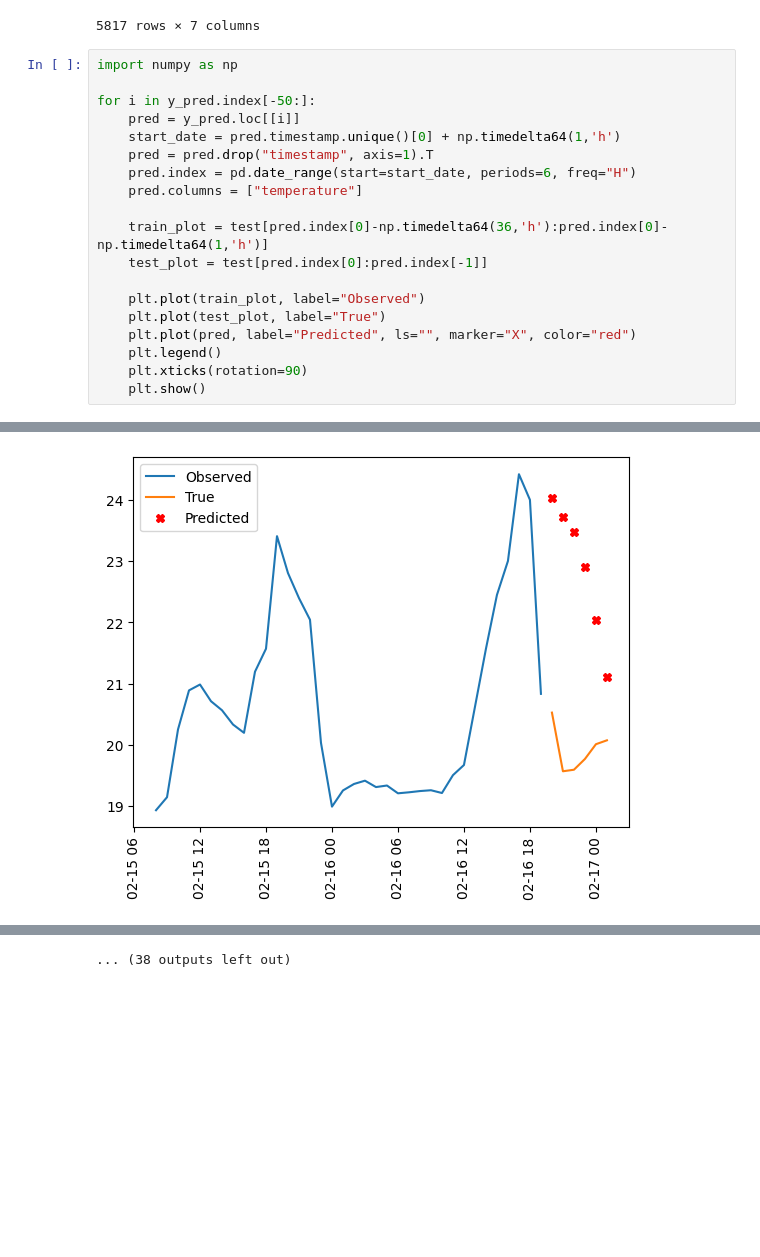
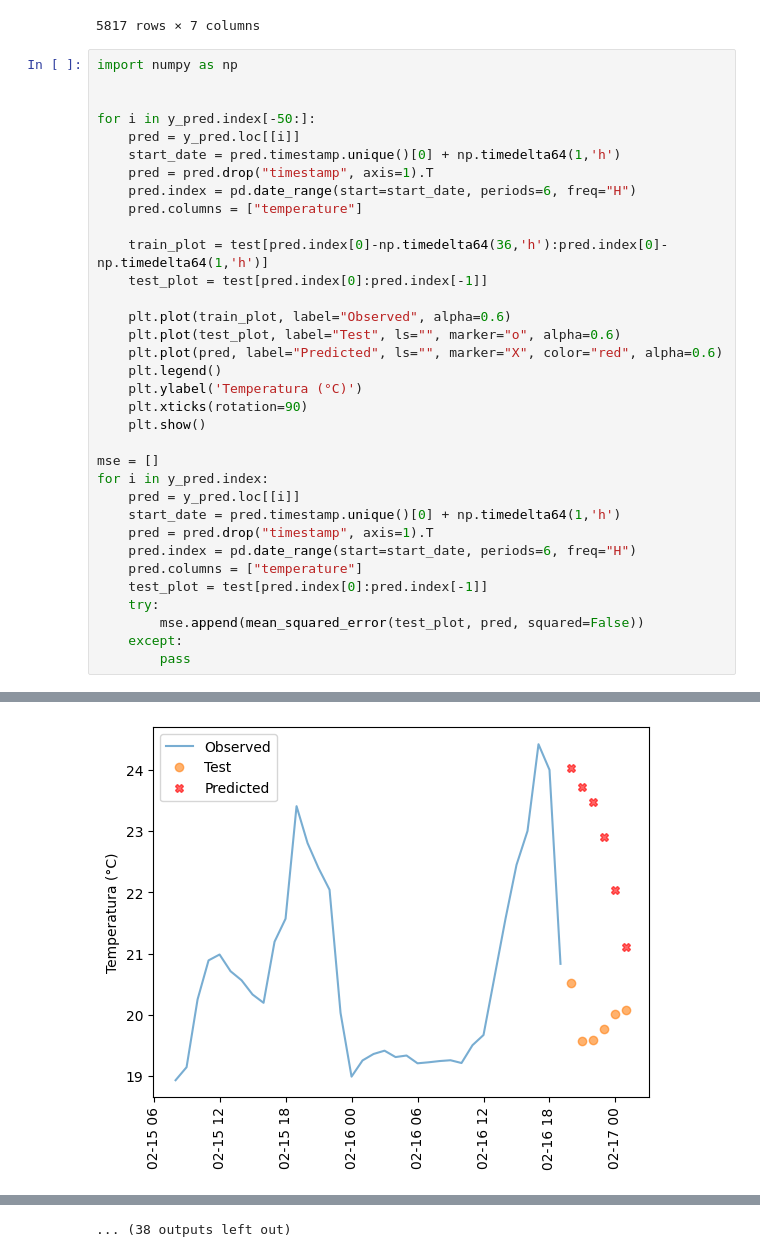
Before and after one commit to plbalmeida/ml-uhi, a Jupyter notebook: notebooks/2.0-modeling.ipynb, the cells around one changed output, grey strips where cells are left out. Saved outputs shown, nothing was run; the diff lists cells and outputs as text; blank space fills up the shorter version.

```diff
--- a/notebooks/2.0-modeling.ipynb
+++ b/notebooks/2.0-modeling.ipynb
@@ -176,6 +169,7 @@ y_pred
 5817 rows × 7 columns
 # %%
 import numpy as np
+
 
 for i in y_pred.index[-50:]:
     pred = y_pred.loc[[i]]
@@ -187,10 +181,24 @@ for i in y_pred.index[-50:]:
     train_plot = test[pred.index[0]-np.timedelta64(36,'h'):pred.index[0]-np.timedelta64(1,'h')]
     test_plot = test[pred.index[0]:pred.index[-1]]
 
-    plt.plot(train_plot, label="Observed")
-    plt.plot(test_plot, label="True")
-    plt.plot(pred, label="Predicted", ls="", marker="X", color="red")
+    plt.plot(train_plot, label="Observed", alpha=0.6)
+    plt.plot(test_plot, label="Test", ls="", marker="o", alpha=0.6)
+    plt.plot(pred, label="Predicted", ls="", marker="X", color="red", alpha=0.6)
     plt.legend()
+    plt.ylabel('Temperatura (°C)')
     plt.xticks(rotation=90)
     plt.show()
+
+mse = []
+for i in y_pred.index:
+    pred = y_pred.loc[[i]]
+    start_date = pred.timestamp.unique()[0] + np.timedelta64(1,'h')
+    pred = pred.drop("timestamp", axis=1).T
+    pred.index = pd.date_range(start=start_date, periods=6, freq="H")
+    pred.columns = ["temperature"]
+    test_plot = test[pred.index[0]:pred.index[-1]]
+    try:
+        mse.append(mean_squared_error(test_plot, pred, squared=False))
+    except:
+        pass
 # %% [output]
@@ -199 +207 @@ for i in y_pred.index[-50:]:
-[figure, old version]
+[figure, new version]
```
Also changed, not shown: parts of 3 cells of this notebook, 1 other file.
